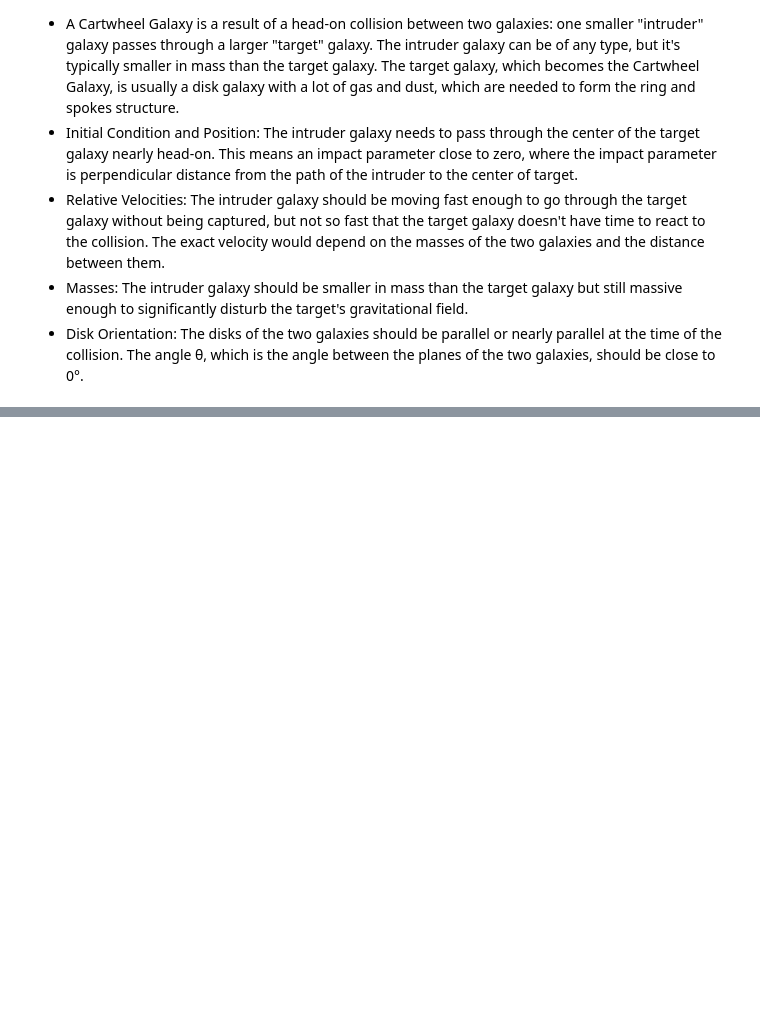
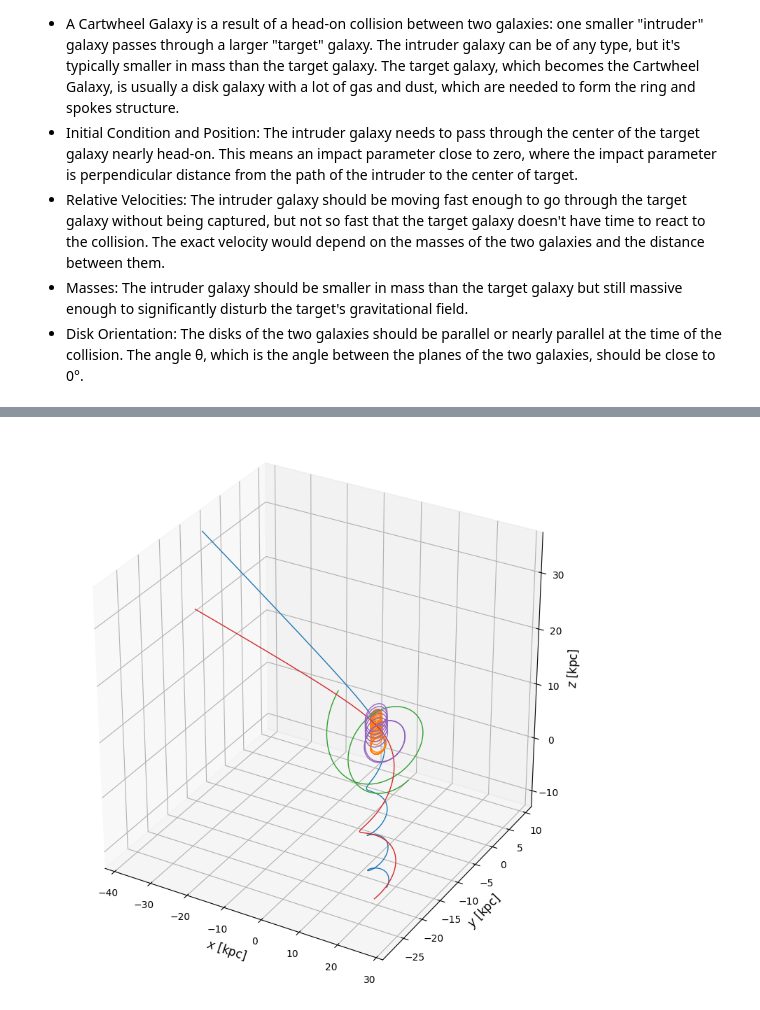
Before and after one commit to marcjermaine-pontiveros/galaxy-collision, a Jupyter notebook: notebook.ipynb, the cells around one changed output, grey strips where cells are left out. Drawn from its saved outputs; the diff is of its cells as text; code cells hidden in the pictures; blank space fills up the shorter version.

```diff
--- a/notebook.ipynb
+++ b/notebook.ipynb
@@ -290,0 +296,4 @@ The impact parameter b is 0.0 kpc
+# %%
+show_orbits_3d(indices, snapshots)
+# %% [output]
+[figure, added]
```
Also changed, not shown: parts of 12 cells of this notebook, 4 other files.
